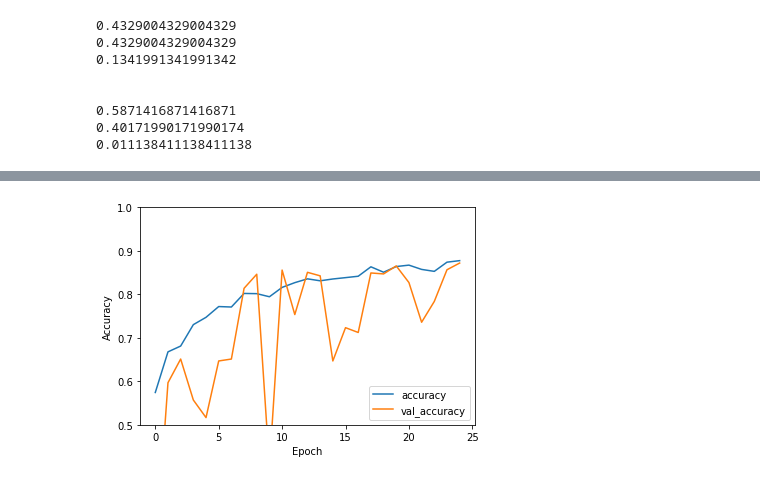
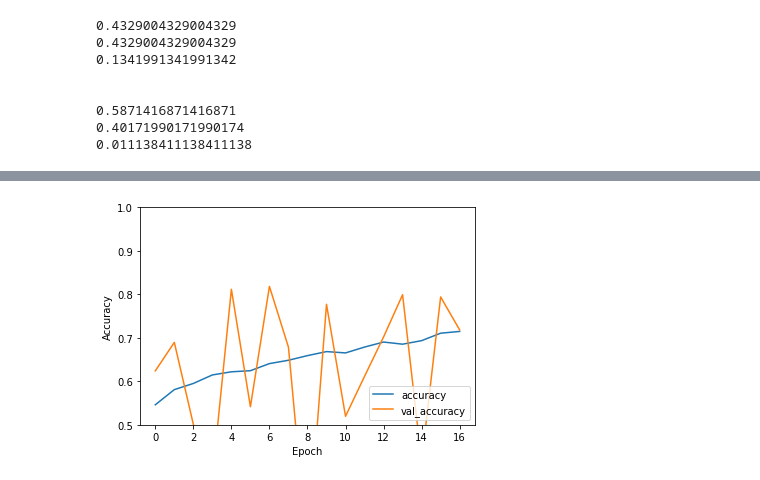
Before and after one commit to mimilazarova/DD2424-covid-xray-project, a Jupyter notebook: playground_colab_mimi.ipynb, the cells around one changed output, grey strips where cells are left out. Cells and saved outputs as stored; diff of their text form; code cells hidden in the pictures.

```diff
--- a/playground_colab_mimi.ipynb
+++ b/playground_colab_mimi.ipynb
@@ -70,0 +67,24 @@ trainX.shape
+# %%
+bs = 8
+init_lr = 2e-5
+nepoch = 25
+N = len(train_y)
+
+optimizer = keras.optimizers.Adam(init_lr)
+
+class_weights = {}
+# for c in range(3):
+#   class_weights[c] = 1000/np.sum(train_y==c)
+#   print(class_weights[c])
+
+early_stopping = tf.keras.callbacks.EarlyStopping(
+    monitor='val_accuracy',
+    verbose=1,
+    patience=10,
+    mode='max',
+    restore_best_weights=True)
+
+aug = keras.preprocessing.image.ImageDataGenerator(rotation_range=20, width_shift_range=0.1,
+                         height_shift_range=0.1, shear_range=0.2,
+                         zoom_range=0.01, horizontal_flip=True,
+                         vertical_flip=False, fill_mode="nearest")
@@ -554,13 +646,22 @@ early_stopping = keras.callbacks.EarlyStopping(
     restore_best_weights=True)
 
 
-model7.compile(optimizer='adam',
+model7.compile(optimizer=optimizer,
               loss=tf.keras.losses.SparseCategoricalCrossentropy(from_logits=True),
               metrics=['accuracy'])
 
 
-history7 = model7.fit(trainX, train_y, batch_size=8, epochs=25, callbacks=[early_stopping],
-                    class_weight=class_weights, validation_data=(valX, val_y))
+# history7 = model7.fit(trainX, train_y,
+#                       batch_size=bs, epochs=nepoch,
+#                       callbacks=[early_stopping],
+#                       class_weight=class_weights,
+#                       validation_data=(valX, val_y))
+
+history7 = model7.fit(aug.flow(trainX, train_y, batch_size = bs),
+                      epochs=nepoch, callbacks=[early_stopping],
+                      steps_per_epoch = int(N/bs),
+                      class_weight=class_weights,
+                      validation_data=(valX, val_y))
 
 
 plt.plot(history7.history['accuracy'], label='accuracy')
@@ -598,4 +699,4 @@ weighted avg      0.861     0.853     0.848       231
-[figure, old version]
+[figure, new version]
 # %%
 X_input = layers.Input((224, 224, 1))
 
```
Also changed, not shown: parts of 23 cells of this notebook.
